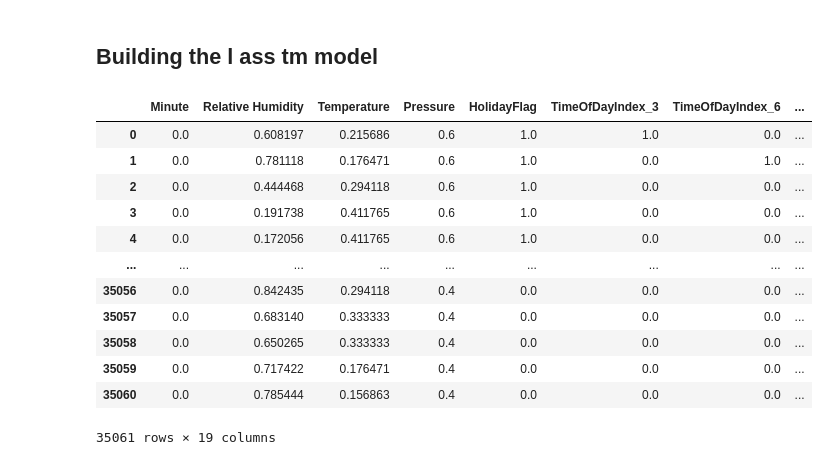
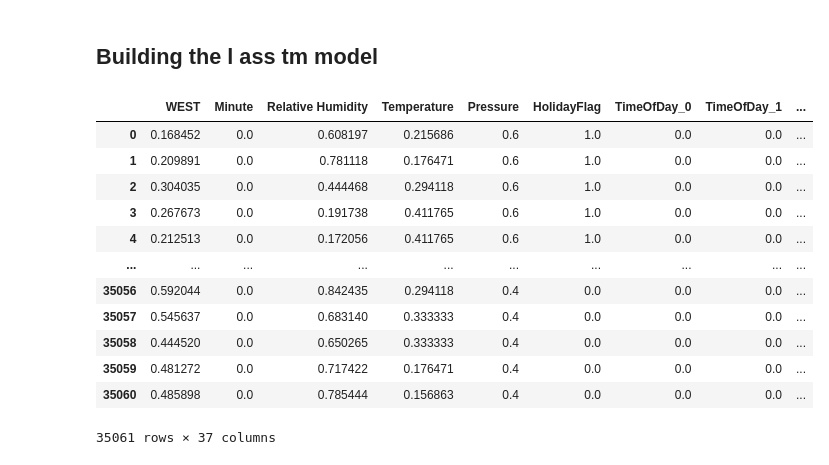
Before and after one commit to Dxuian/btech-proj, a Jupyter notebook: DATA SET USED IN THE CONFERENCE PAPER TITLED SHORT-TERM LOAD FORECASTING USING AN LSTM NEURAL NETWORK/DataSet/a.ipynb, the cells around one changed output. Drawn from its saved outputs; the diff is of its cells as text; code cells hidden in the pictures.

```diff
--- a/DATA SET USED IN THE CONFERENCE PAPER TITLED SHORT-TERM LOAD FORECASTING USING AN LSTM NEURAL NETWORK/DataSet/a.ipynb
+++ b/DATA SET USED IN THE CONFERENCE PAPER TITLED SHORT-TERM LOAD FORECASTING USING AN LSTM NEURAL NETWORK/DataSet/a.ipynb
@@ -17,6 +17,8 @@ load_data = pd.read_excel('C:\\Users\death\\Desktop\\btech proj\\DATA SET USED I
 weather_data1 = pd.read_excel('C:\\Users\\death\Desktop\\btech proj\\DATA SET USED IN THE CONFERENCE PAPER TITLED SHORT-TERM LOAD FORECASTING USING AN LSTM NEURAL NETWORK\\DataSet\\WeatherStation1.xlsx')
 weather_data2 = pd.read_excel('C:\\Users\\death\Desktop\\btech proj\\DATA SET USED IN THE CONFERENCE PAPER TITLED SHORT-TERM LOAD FORECASTING USING AN LSTM NEURAL NETWORK\\DataSet\\WeatherStation2.xlsx')
 weather_data3 = pd.read_excel('C:\\Users\\death\Desktop\\btech proj\\DATA SET USED IN THE CONFERENCE PAPER TITLED SHORT-TERM LOAD FORECASTING USING AN LSTM NEURAL NETWORK\\DataSet\\WeatherStation3.xlsx')
+
+target = 'WEST'
 # %%
 weather_data1.head(5)
 # %% [output]
@@ -77,7 +79,7 @@ weather_data3['DateTime'] = pd.to_datetime(weather_data2[['Year', 'Month', 'Day'
 weather_data3.drop(columns=['Year', 'Month', 'Day', 'Hour'], inplace=True)
 weather_data2['DateTime'] = pd.to_datetime(weather_data2[['Year', 'Month', 'Day', 'Hour']])
 weather_data2.drop(columns=['Year', 'Month', 'Day', 'Hour'], inplace=True)
-load_data.drop(columns=[col for col in load_data.columns if col not in ['Hour_End', 'ERCOT']], inplace=True)
+load_data.drop(columns=[col for col in load_data.columns if col not in ['Hour_End', target]], inplace=True)
 # %%
 merged_data = pd.merge(load_data, weather_data1, left_on='Hour_End', right_on='DateTime')
 merged_data
@@ -153,7 +168,6 @@ merged_data
 # %% [markdown]
 ## Creating Input features
 # %%
-import holidays
 import pandas as pd
 
 # Assuming 'merged_data' DataFrame has 'Hour_End' column as datetime object
@@ -166,25 +180,26 @@ merged_data['TimeOfDayIndex'] = merged_data['Hour_End'].dt.hour
 merged_data['DayOfWeekIndex'] = merged_data['Hour_End'].dt.dayofweek
 
 # Step 3: Add 'Holiday Flag' using the 'holidays' library for U.S. and Texas holidays
-us_holidays = holidays.US(years=merged_data['Hour_End'].dt.year.unique(), state='TX')
-merged_data['HolidayFlag'] = merged_data['Hour_End'].apply(lambda x: 1 if x in us_holidays else 0)
 
-# Step 4: One-Hot Encode 'TimeOfDayIndex', 'DayOfWeekIndex', and 'HolidayFlag'
-merged_data = pd.get_dummies(merged_data, columns=['TimeOfDayIndex', 'DayOfWeekIndex'], drop_first=True)
-pd.set_option('display.max_columns', None)
+# Step 4: Manually create 24 columns for 'TimeOfDayIndex' and 7 columns for 'DayOfWeekIndex'
+for hour in range(24):
+    merged_data[f'TimeOfDay_{hour}'] = (merged_data['TimeOfDayIndex'] == hour).astype(int)
+
+for day in range(7):
+    merged_data[f'DayOfWeek_{day}'] = (merged_data['DayOfWeekIndex'] == day).astype(int)
+
+# Drop the original 'TimeOfDayIndex' and 'DayOfWeekIndex' columns
+merged_data.drop(columns=['TimeOfDayIndex', 'DayOfWeekIndex'], inplace=True)
 
 # Drop 'DateTime' column if it exists
 if 'DateTime' in merged_data.columns:
     merged_data.drop(['DateTime'], axis=1, inplace=True)
 
-# Display the first few rows to verify the one-hot encoded features
+# Display the first few rows to verify the manually created features
 print(merged_data.head())
 
-# Count the number of rows where 'HolidayFlag_1' is 1 and 0
-holiday_flag_1_count = merged_data['HolidayFlag'].sum()
-holiday_flag_0_count = len(merged_data) - holiday_flag_1_count
-
-print(f"Number of rows where HolidayFlag_1 is 1: {holiday_flag_1_count}")
-print(f"Number of rows where HolidayFlag_1 is 0: {holiday_flag_0_count}")
-merged_data
+# Count the number of rows where 'HolidayFlag' is 1 and 0
+# Display the column names to verify the new columns
+print('Column names are:\n' + ', '.join(merged_data.columns))
+print('shape of the data is:', merged_data.shape)
 # %% [output]
@@ -245,0 +223,7 @@ Number of rows where HolidayFlag_1 is 0: 33192
+# %%
+numerical_features = ['Pressure' , 'Relative Humidity' , 'Temperature' , target  ]
+#all others are categorical features
+categorical_features = [col for col in merged_data.columns if col not in numerical_features]
+#apply scaling to numerical features
+scaler = MinMaxScaler()
+merged_data[numerical_features] = scaler.fit_transform(merged_data[numerical_features])
@@ -248,29 +258,29 @@ Number of rows where HolidayFlag_1 is 0: 33192
 # %%
 # Exclude the datetime and 'ERCOT' columns before scaling
 scaler = MinMaxScaler(feature_range=(0, 1))
-scaled_features = scaler.fit_transform(merged_data.drop(columns=['Hour_End' ,  'ERCOT']))
+scaled_features = scaler.fit_transform(merged_data.drop(columns=['Hour_End' , ]))
 
 # Convert scaled features back to DataFrame and re-include the 'Hour_End' and 'ERCOT' columns
-scaled_data = pd.DataFrame(scaled_features, columns=merged_data.columns.drop(['Hour_End' , 'ERCOT']))
-scaled_data['ERCOT'] = merged_data['ERCOT'].values
+scaled_data = pd.DataFrame(scaled_features, columns=merged_data.columns.drop(['Hour_End'  ]))
+# scaled_data['ERCOT'] = merged_data['ERCOT'].values
 # scaled_data['Hour_End'] = merged_data['Hour_End'].values
 
 
 scaled_data
 # %% [output]
-|  | Minute | Relative Humidity | Temperature | Pressure | HolidayFlag | TimeOfDayIndex_3 | TimeOfDayIndex_6 | ... |
-| 0 | 0.0 | 0.608197 | 0.215686 | 0.6 | 1.0 | 1.0 | 0.0 | ... |
-| 1 | 0.0 | 0.781118 | 0.176471 | 0.6 | 1.0 | 0.0 | 1.0 | ... |
-| 2 | 0.0 | 0.444468 | 0.294118 | 0.6 | 1.0 | 0.0 | 0.0 | ... |
-| 3 | 0.0 | 0.191738 | 0.411765 | 0.6 | 1.0 | 0.0 | 0.0 | ... |
-| 4 | 0.0 | 0.172056 | 0.411765 | 0.6 | 1.0 | 0.0 | 0.0 | ... |
-| ... | ... | ... | ... | ... | ... | ... | ... | ... |
-| 35056 | 0.0 | 0.842435 | 0.294118 | 0.4 | 0.0 | 0.0 | 0.0 | ... |
-| 35057 | 0.0 | 0.683140 | 0.333333 | 0.4 | 0.0 | 0.0 | 0.0 | ... |
-| 35058 | 0.0 | 0.650265 | 0.333333 | 0.4 | 0.0 | 0.0 | 0.0 | ... |
-| 35059 | 0.0 | 0.717422 | 0.176471 | 0.4 | 0.0 | 0.0 | 0.0 | ... |
-| 35060 | 0.0 | 0.785444 | 0.156863 | 0.4 | 0.0 | 0.0 | 0.0 | ... |
+|  | WEST | Minute | Relative Humidity | Temperature | Pressure | HolidayFlag | TimeOfDay_0 | TimeOfDay_1 | ... |
+| 0 | 0.168452 | 0.0 | 0.608197 | 0.215686 | 0.6 | 1.0 | 0.0 | 0.0 | ... |
+| 1 | 0.209891 | 0.0 | 0.781118 | 0.176471 | 0.6 | 1.0 | 0.0 | 0.0 | ... |
+| 2 | 0.304035 | 0.0 | 0.444468 | 0.294118 | 0.6 | 1.0 | 0.0 | 0.0 | ... |
+| 3 | 0.267673 | 0.0 | 0.191738 | 0.411765 | 0.6 | 1.0 | 0.0 | 0.0 | ... |
+| 4 | 0.212513 | 0.0 | 0.172056 | 0.411765 | 0.6 | 1.0 | 0.0 | 0.0 | ... |
+| ... | ... | ... | ... | ... | ... | ... | ... | ... | ... |
+| 35056 | 0.592044 | 0.0 | 0.842435 | 0.294118 | 0.4 | 0.0 | 0.0 | 0.0 | ... |
+| 35057 | 0.545637 | 0.0 | 0.683140 | 0.333333 | 0.4 | 0.0 | 0.0 | 0.0 | ... |
+| 35058 | 0.444520 | 0.0 | 0.650265 | 0.333333 | 0.4 | 0.0 | 0.0 | 0.0 | ... |
+| 35059 | 0.481272 | 0.0 | 0.717422 | 0.176471 | 0.4 | 0.0 | 0.0 | 0.0 | ... |
+| 35060 | 0.485898 | 0.0 | 0.785444 | 0.156863 | 0.4 | 0.0 | 0.0 | 0.0 | ... |
-35061 rows × 19 columns
+35061 rows × 37 columns
 # %%
 #print dtype of all columns
 print(scaled_data.dtypes)
```
Also changed, not shown: parts of 15 cells of this notebook, 3 other files.
